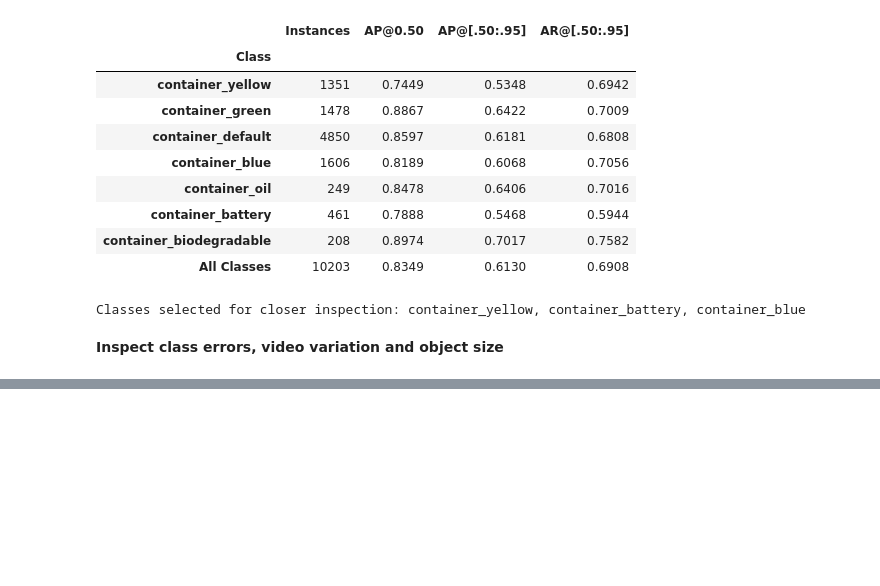
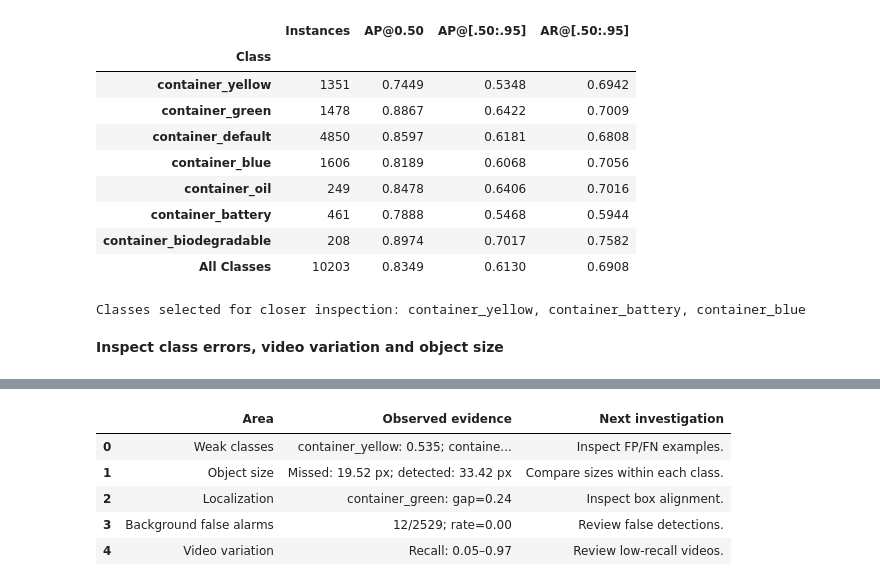
Before and after one commit to mdmohsin212/WasteScope, a Jupyter notebook: notebooks/detection/analysis.ipynb, the cells around one changed output, grey strips where cells are left out. Drawn from its saved outputs; the diff is of its cells as text; code cells hidden in the pictures; blank space fills up the shorter version.

```diff
--- a/notebooks/detection/analysis.ipynb
+++ b/notebooks/detection/analysis.ipynb
@@ -386,0 +551,45 @@ Classes selected for closer inspection: container_yellow, container_battery, con
+# %%
+def number(value):
+    return f"{value:.2f}" if pd.notna(value) else "N/A"
+
+weak_summary = "; ".join(
+    f"{name}: {class_results.loc[name, 'AP@[.50:.95]']:.3f}"
+    for name in weak_classes
+)
+ap_gap = (class_results["AP@0.50"] - class_results["AP@[.50:.95]"]).dropna()
+gap_class = ap_gap.idxmax() if not ap_gap.empty else None
+size_medians = objects.groupby("Outcome")["Estimated short side (px)"].median()
+video_recall = video_results.loc[video_results["Objects"] > 0, "Recall"].dropna()
+background_rate = background_false_alarms / len(backgrounds) if len(backgrounds) else np.nan
+
+next_experiment_evidence = pd.DataFrame([
+    (
+        "Weak classes", weak_summary or "N/A", "Inspect FP/FN examples."
+    ),
+    (
+        "Object size", f"Missed: {number(size_medians.get('Missed', np.nan))} px; "
+        f"detected: {number(size_medians.get('Detected', np.nan))} px", "Compare sizes within each class."
+    ),
+    (
+        "Localization",
+        f"{gap_class}: gap={number(ap_gap.max())}" if gap_class else "N/A", "Inspect box alignment."
+    ),
+    (
+        "Background false alarms", f"{background_false_alarms}/{len(backgrounds)}; "
+        f"rate={number(background_rate)}", "Review false detections."
+    ),
+    (
+        "Video variation",
+        f"Recall: {number(video_recall.min())}–{number(video_recall.max())}", "Review low-recall videos."
+    )
+], columns=["Area", "Observed evidence", "Next investigation"])
+
+display(next_experiment_evidence)
+next_experiment_evidence.to_csv(METRICS / "next_experiment_evidence.csv", index=False)
+# %% [output]
+|  | Area | Observed evidence | Next investigation |
+| 0 | Weak classes | container_yellow: 0.535; containe... | Inspect FP/FN examples. |
+| 1 | Object size | Missed: 19.52 px; detected: 33.42 px | Compare sizes within each class. |
+| 2 | Localization | container_green: gap=0.24 | Inspect box alignment. |
+| 3 | Background false alarms | 12/2529; rate=0.00 | Review false detections. |
+| 4 | Video variation | Recall: 0.05–0.97 | Review low-recall videos. |
```
Also changed, not shown: parts of 6 cells of this notebook.
